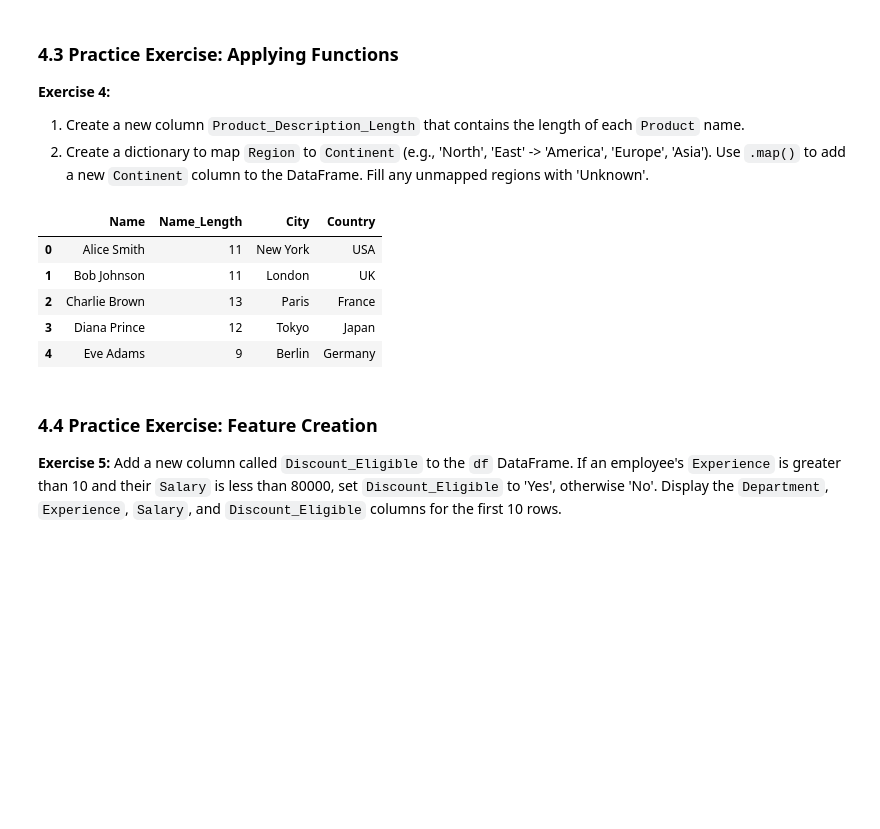
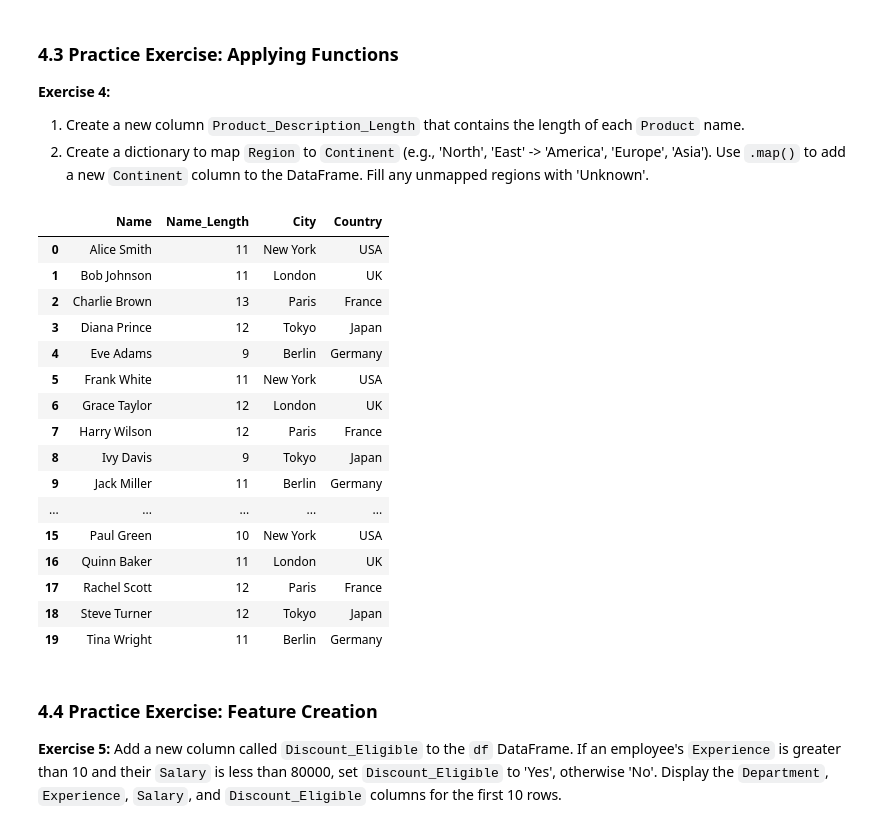
Before and after one commit to Mohamad-Selawy/Data-Analysis, a Jupyter notebook: Python/Pandas/3_Data_Transformation_&_Feature_Engineering.ipynb, the cells around one changed output. Cells and saved outputs as stored; diff of their text form; code cells hidden in the pictures; blank space fills up the shorter version.

```diff
--- a/Python/Pandas/3_Data_Transformation_&_Feature_Engineering.ipynb
+++ b/Python/Pandas/3_Data_Transformation_&_Feature_Engineering.ipynb
@@ -144,25 +151,36 @@ display(df.head())
 # %%
 # Your code here
 # 1. Create a new column Name_Length
 df['Name_Length'] = df['Name'].apply(lambda x: len(x))
 
 # 2. Create a dictionary to map City to Country (Example cities from the dataset: New York, London, Paris, Tokyo, Berlin)
 city_to_country = {
     'New York': 'USA',
     'London': 'UK',
     'Paris': 'France',
     'Tokyo': 'Japan',
     'Berlin': 'Germany'
 }
 df['Country'] = df['City'].map(city_to_country).fillna('Unknown')
-display(df[['Name', 'Name_Length', 'City', 'Country']].head())
+display(df[['Name', 'Name_Length', 'City', 'Country']])
 # %% [output]
 |  | Name | Name_Length | City | Country |
 | 0 | Alice Smith | 11 | New York | USA |
 | 1 | Bob Johnson | 11 | London | UK |
 | 2 | Charlie Brown | 13 | Paris | France |
 | 3 | Diana Prince | 12 | Tokyo | Japan |
 | 4 | Eve Adams | 9 | Berlin | Germany |
+| 5 | Frank White | 11 | New York | USA |
+| 6 | Grace Taylor | 12 | London | UK |
+| 7 | Harry Wilson | 12 | Paris | France |
+| 8 | Ivy Davis | 9 | Tokyo | Japan |
+| 9 | Jack Miller | 11 | Berlin | Germany |
+| ... | ... | ... | ... | ... |
+| 15 | Paul Green | 10 | New York | USA |
+| 16 | Quinn Baker | 11 | London | UK |
+| 17 | Rachel Scott | 12 | Paris | France |
+| 18 | Steve Turner | 12 | Tokyo | Japan |
+| 19 | Tina Wright | 11 | Berlin | Germany |
 # %% [markdown]
 ### 4.4 Practice Exercise: Feature Creation
 
```
Also changed, not shown: parts of 9 cells of this notebook.
